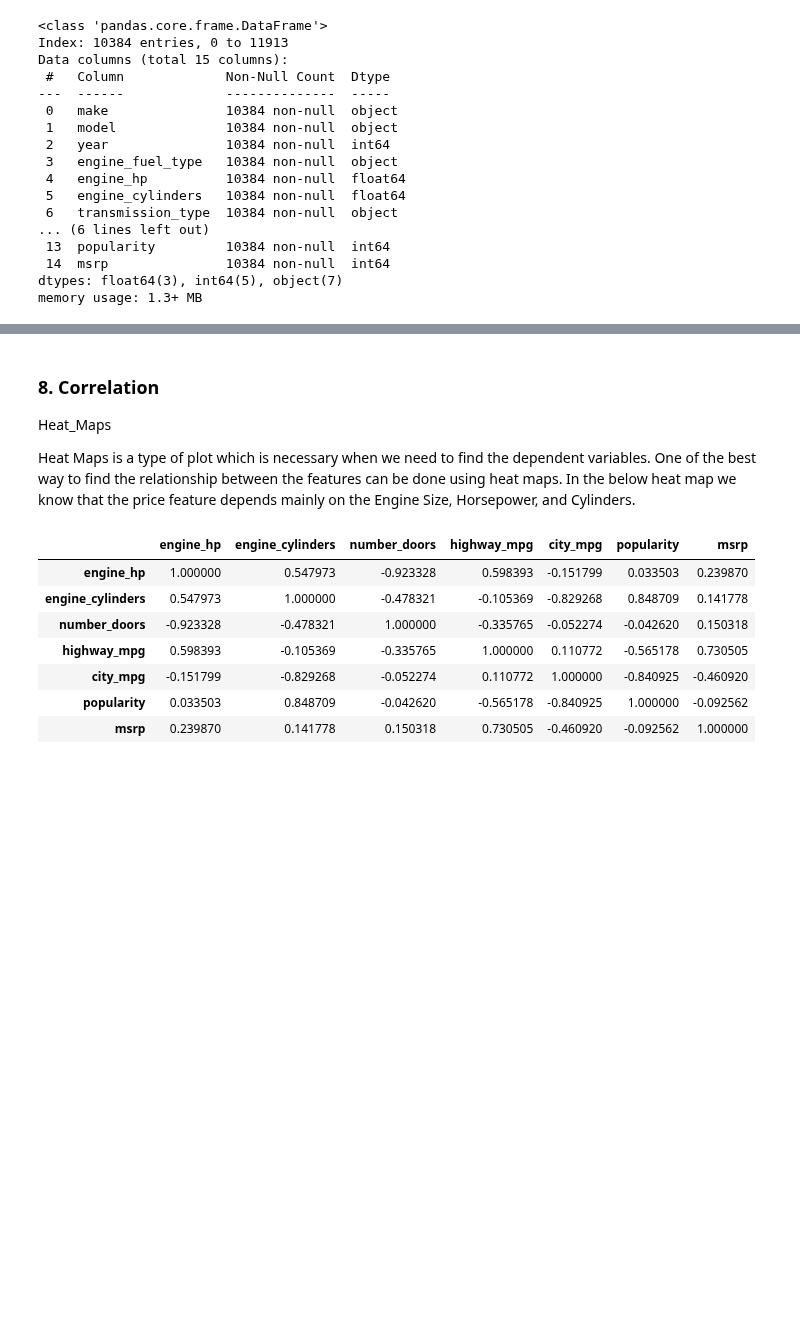
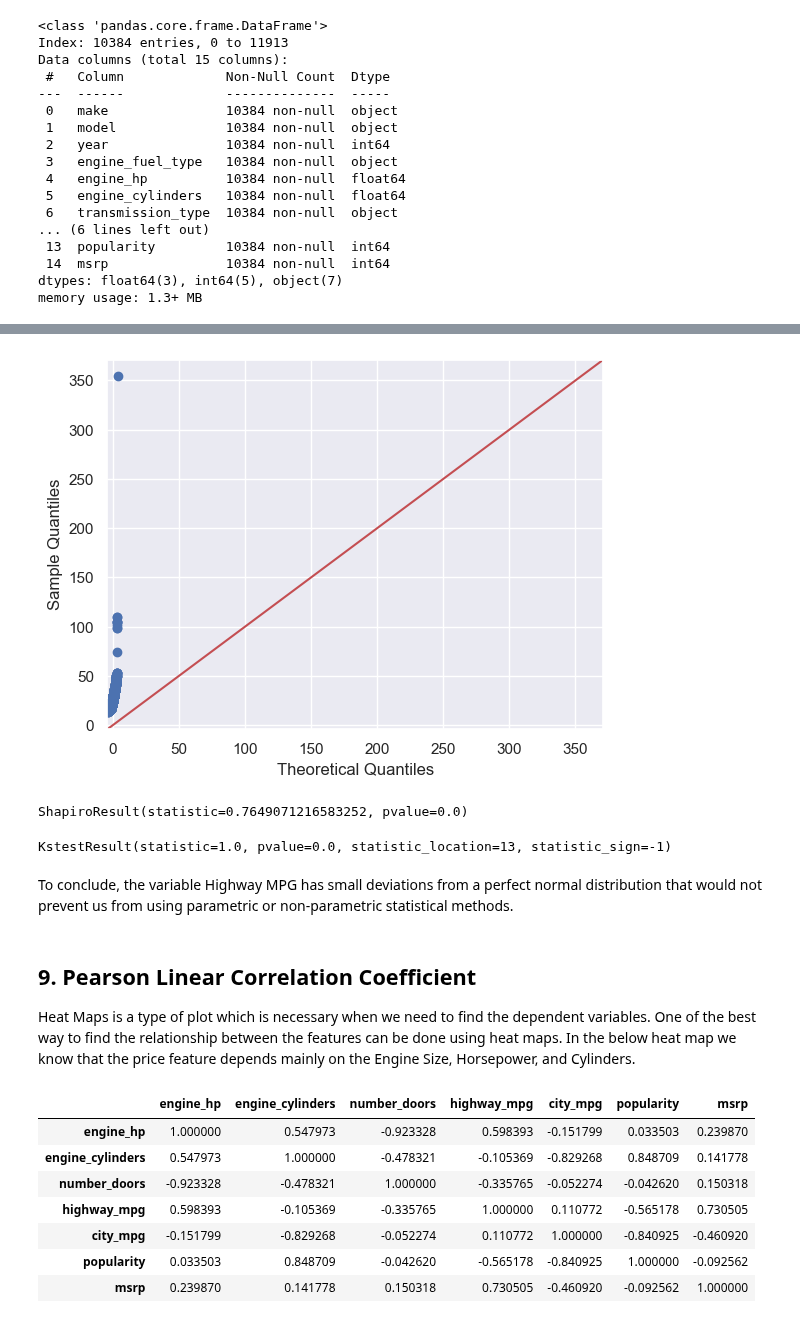
Before and after one commit to elkinbarretorojas/data_science, a Jupyter notebook: cartype/Exploratory_data_Analysis.ipynb, the cells around one changed output, grey strips where cells are left out. Cells and saved outputs as stored; diff of their text form; code cells hidden in the pictures; blank space fills up the shorter version.

```diff
--- a/cartype/Exploratory_data_Analysis.ipynb
+++ b/cartype/Exploratory_data_Analysis.ipynb
@@ -342,6 +352,26 @@ memory usage: 1.3+ MB
+# %%
+##Create a Q-Q pLot
+sm.qqplot(cars_data['highway_mpg'], line='45')
+plt.show()
+#We can see the data is not normal distributed
+# %% [output]
+[figure, added]
+# %%
+##Perform Shapiro-Wilk Test
+print(shapiro(cars_data['highway_mpg']))
+#As the P-value is less than 0.05. Then we reject the null hypothesis since we dont have sufficient evidence to say that sample does not come from a normal distribution
+# %% [output]
+ShapiroResult(statistic=0.7649071216583252, pvalue=0.0)
+# %%
+##Perform Kolmogorov Test
+print(kstest(cars_data['highway_mpg'], 'norm'))
+#Since the p-value is less than .05, we reject the null hypothesis of the Kolmogorov-Smirnov test. This means we have sufficient evidence to say that the sample data does not come from a normal distribution.
+# %% [output]
+KstestResult(statistic=1.0, pvalue=0.0, statistic_location=13, statistic_sign=-1)
+# %% [markdown]
+To conclude, the variable Highway MPG has small deviations from a perfect normal distribution that would not prevent us from using parametric or non-parametric statistical methods.
 # %% [markdown]
-### 8. Correlation
-Heat_Maps
+## 9. Pearson Linear Correlation Coefficient
 
 Heat Maps is a type of plot which is necessary when we need to find the dependent variables. One of the best way to find the relationship between the features can be done using heat maps. In the below heat map we know that the price feature depends mainly on the Engine Size, Horsepower, and Cylinders.
 # %%
```
Also changed, not shown: parts of 9 cells of this notebook.
